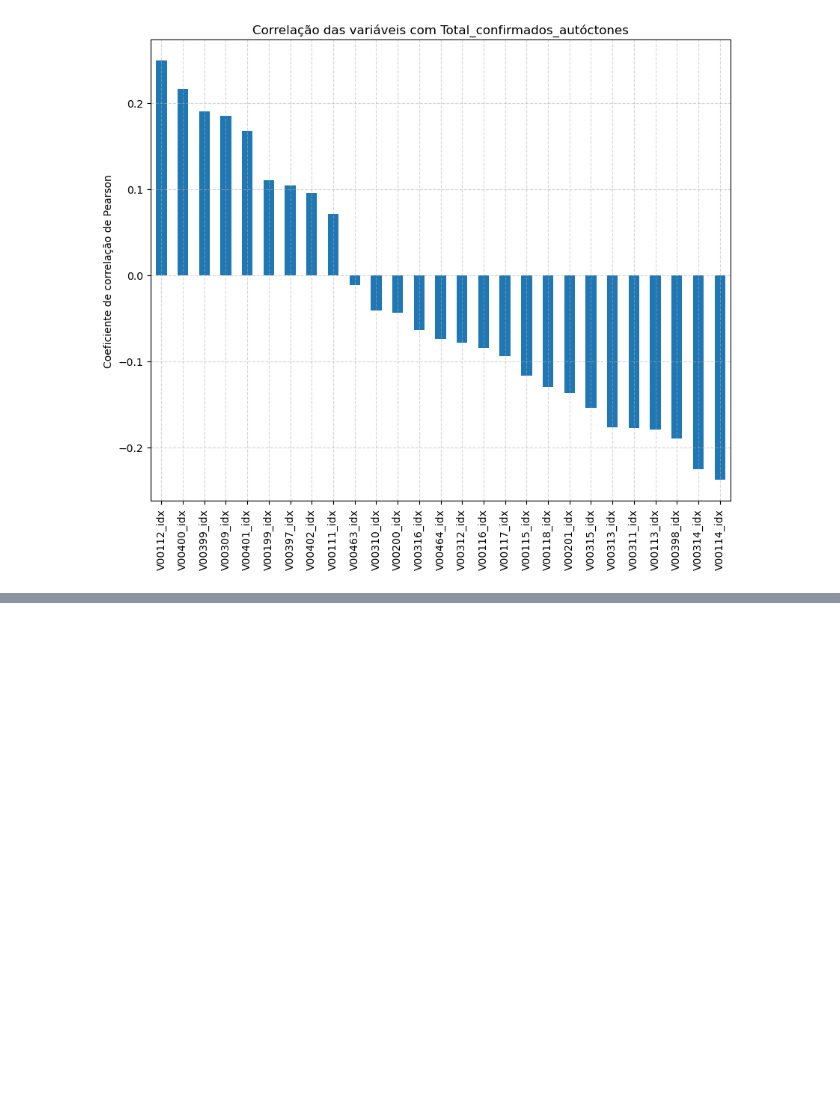
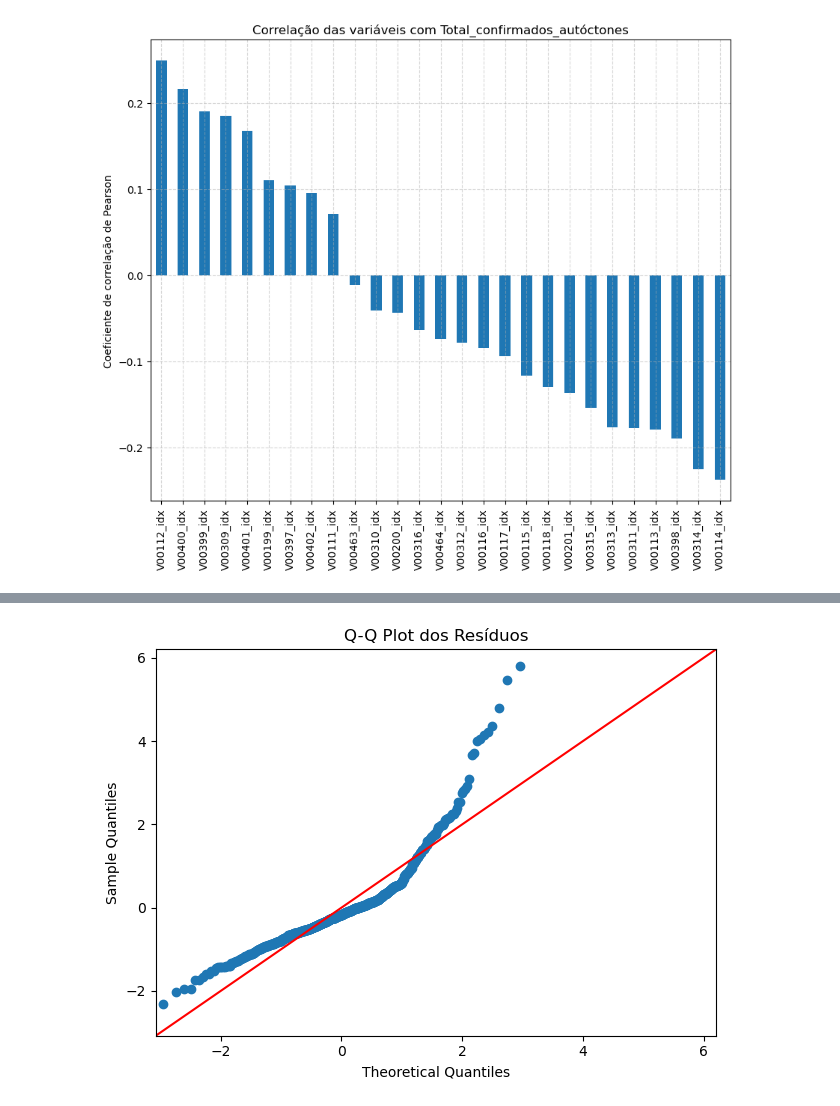
Before and after one commit to Guilherme-Fernandes-da-Costa/RP2_2025, a Jupyter notebook: pasta_nazivon/RP2-AnaliseEstatistica.ipynb, the cells around one changed output, grey strips where cells are left out. Saved outputs shown, nothing was run; the diff lists cells and outputs as text; code cells hidden in the pictures; blank space fills up the shorter version.

```diff
--- a/pasta_nazivon/RP2-AnaliseEstatistica.ipynb
+++ b/pasta_nazivon/RP2-AnaliseEstatistica.ipynb
@@ -194,0 +463,10 @@ plt.show()
+# %%
+# === 6. Q-Q Plot dos resíduos ===
+residuos = y - y_pred
+
+sm.qqplot(residuos, line='45', fit=True)
+plt.title("Q-Q Plot dos Resíduos")
+plt.tight_layout()
+plt.show()
+# %% [output]
+[figure, added]
```
Also changed, not shown: parts of 33 cells of this notebook.
